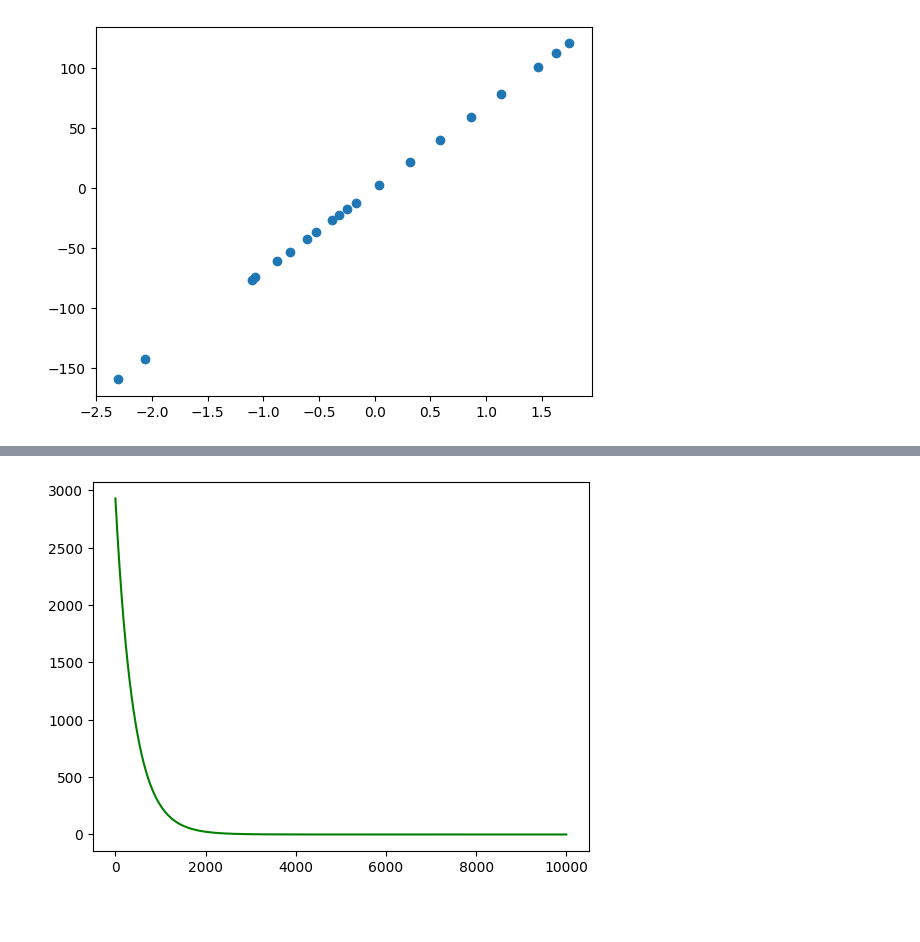
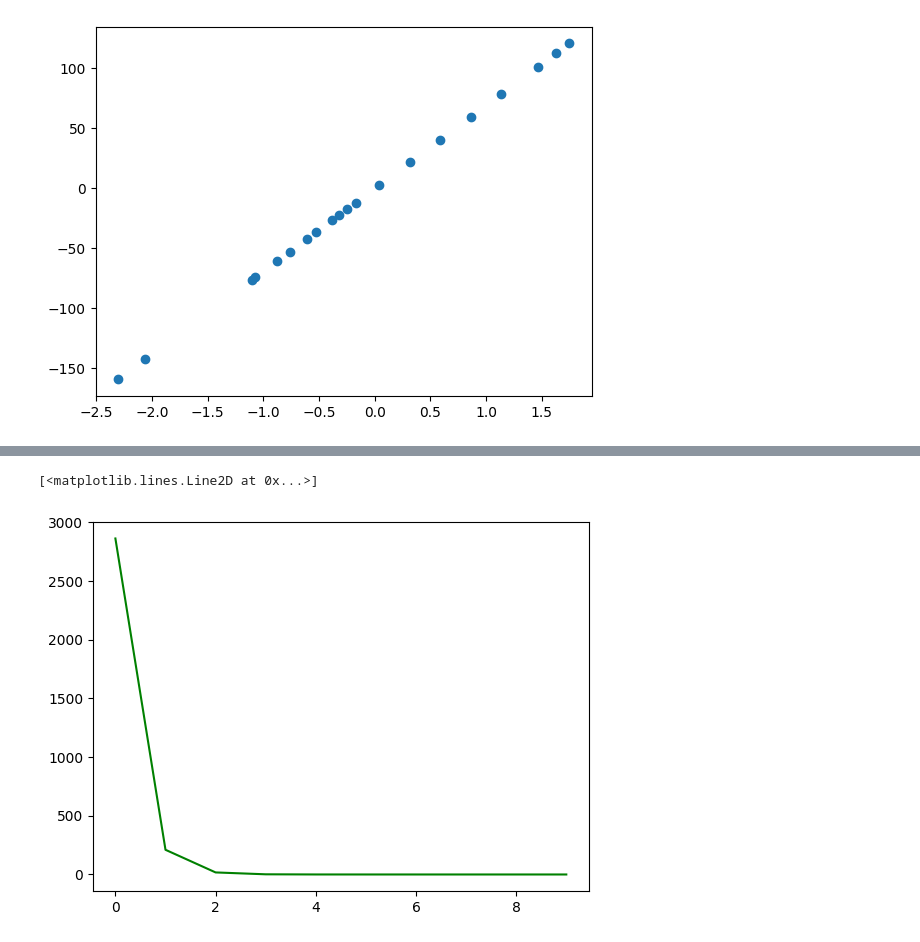
Before and after one commit to LevGanella/gittest, a Jupyter notebook: ml/ml_1.1.ipynb, the cells around one changed output, grey strips where cells are left out. Saved outputs shown, nothing was run; the diff lists cells and outputs as text; code cells hidden in the pictures; blank space fills up the shorter version.

```diff
--- a/ml/ml_1.1.ipynb
+++ b/ml/ml_1.1.ipynb
@@ -3,8 +3,8 @@ import numpy as np
 import pandas as pd
 import matplotlib.pyplot as plt
 # %%
-x = pd.read_csv('https://raw.githubusercontent.com/koroteevmv/ML_course/2023/ML1.1%20linear%20regression/data/x.csv')
-y = pd.read_csv('https://raw.githubusercontent.com/koroteevmv/ML_course/2023/ML1.1%20linear%20regression/data/y.csv')
+x = pd.read_csv('https://github.com/koroteevmv/ML_course/raw/refs/heads/main/ML1.1%20linear%20regression/data/x.csv',index_col=0)["0"]
+y = pd.read_csv('https://github.com/koroteevmv/ML_course/raw/refs/heads/main/ML1.1%20linear%20regression/data/y.csv',index_col=0)["0"]
 # %%
 x.head()
 # %% [output]
@@ -26,4 +26 @@ y.head()
-# %%
-x = pd.read_csv('https://raw.githubusercontent.com/koroteevmv/ML_course/2023/ML1.1%20linear%20regression/data/x.csv', index_col=0)['0']
-y = pd.read_csv('https://raw.githubusercontent.com/koroteevmv/ML_course/2023/ML1.1%20linear%20regression/data/y.csv', index_col=0)['0']
 # %%
@@ -91,4 +74,0 @@ plt.show()
-# %%
-hyp.fit(x, y)
-J = hyp.error(x, y)
-print("error after gradient descent:", J)
@@ -106,23 +74,0 @@ plt.show()
-# %%
-class Model(object):
-    """Модель парной линейной регрессии"""
-    def __init__(self):
-        self.b0 = 0
-        self.b1 = 0
-    def predict(self, X):
-        return self.b0 + self.b1 * X
-    def error(self, X, Y):
-        return sum(((self.predict(X) - Y)**2) / (2 * len(X)))
-    def fit(self, X, Y, alpha=0.001, accuracy=0.01, max_steps=5000):
-        steps, errors = [], []
-        step = 0
-        for _ in range(10000):
-            dJ0 = sum(self.predict(X) - Y) /len(X)
-            dJ1 = sum((self.predict(X) - Y) * X) /len(X)
-            self.b0 -= alpha * dJ0
-            self.b1 -= alpha * dJ1
-            new_err = hyp.error(X, Y)
-            step += 1
-            steps.append(step)
-            errors.append(new_err)
-        return steps, errors
@@ -145,6 +75,7 @@ plt.show()
-# %%
-plt.figure()
-plt.plot(steps, errors, 'g')
-plt.show()
-# %% [output]
-[figure, removed]
+# %%
+model = Model(max_iter=1000)
+errors = model.fit(x, y)
+plt.plot(errors, c='g')
+# %% [output]
+[<matplotlib.lines.Line2D at 0x...>]
+[figure, added]
```
Also changed, not shown: parts of 12 cells of this notebook, 10 other files.
